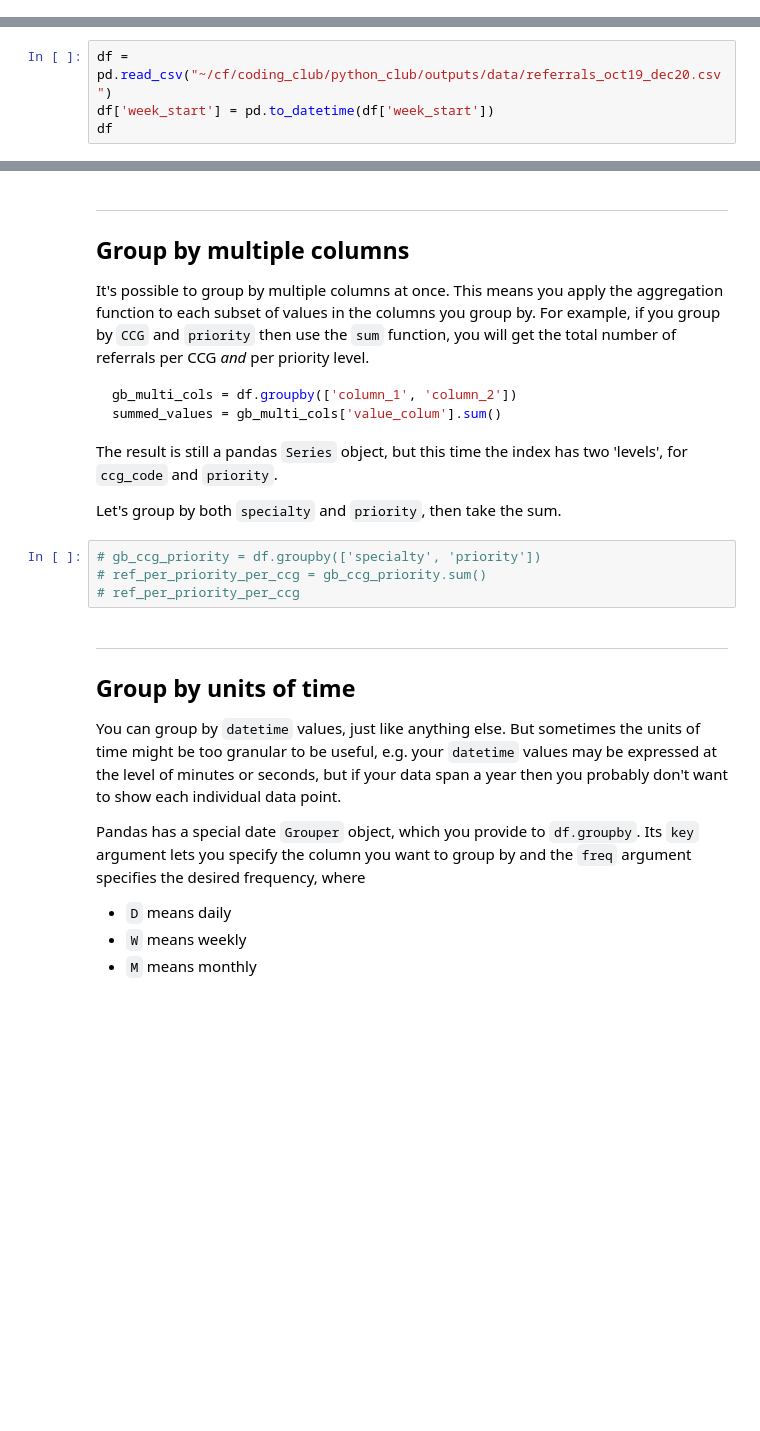
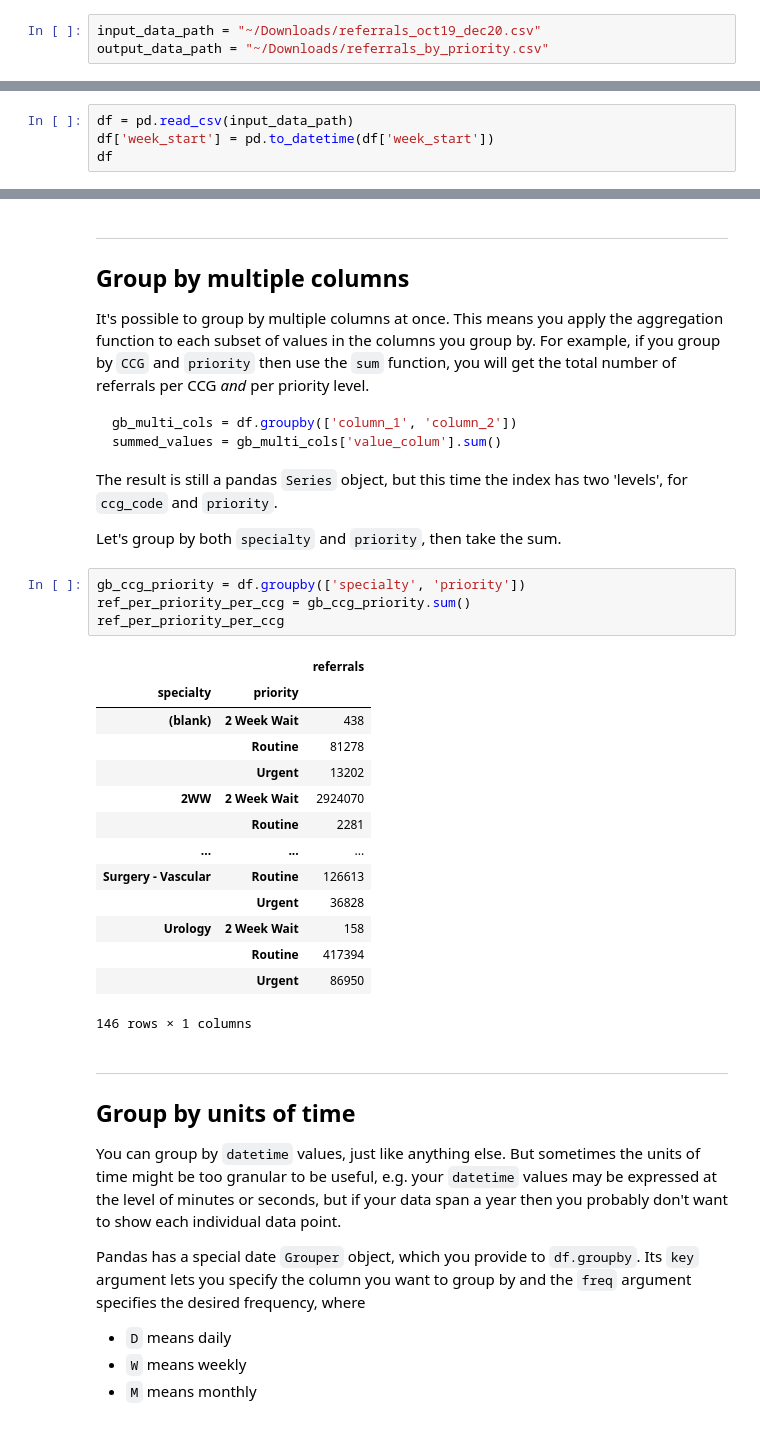
Before and after one commit to carnall-farrar/python_club, a Jupyter notebook: notebooks/analysis/aggregation.ipynb, the cells around one changed output, grey strips where cells are left out. Cells and saved outputs as stored; diff of their text form; blank space fills up the shorter version.

```diff
--- a/notebooks/analysis/aggregation.ipynb
+++ b/notebooks/analysis/aggregation.ipynb
@@ -38,12 +38,15 @@ The data contains more information than we need, because we are not interested i
 # Importing Python packages we are likely to need
 import pandas as pd  # useful for reading and manipulating data tables
 import matplotlib.pyplot as plt  # useful for plotting data
+# %%
+input_data_path = "~/Downloads/referrals_oct19_dec20.csv"
+output_data_path = "~/Downloads/referrals_by_priority.csv"
 # %% [markdown]
 ### Load the data
 
 Use `pd.read_csv` to read in the data. Then use `pd.to_datetime` to convert the `week_start` column to datetime format.
 # %%
-df = pd.read_csv("~/cf/coding_club/python_club/outputs/data/referrals_oct19_dec20.csv")
+df = pd.read_csv(input_data_path)
 df['week_start'] = pd.to_datetime(df['week_start'])
 df
 # %% [output]
@@ -181,9 +184,24 @@ The result is still a pandas `Series` object, but this time the index has two 'l
 
 Let's group by both `specialty` and `priority`, then take the sum.
 # %%
-# gb_ccg_priority = df.groupby(['specialty', 'priority'])
-# ref_per_priority_per_ccg = gb_ccg_priority.sum()
-# ref_per_priority_per_ccg
+gb_ccg_priority = df.groupby(['specialty', 'priority'])
+ref_per_priority_per_ccg = gb_ccg_priority.sum()
+ref_per_priority_per_ccg
+# %% [output]
+|  |  | referrals |
+| specialty | priority |  |
+| (blank) | 2 Week Wait | 438 |
+|  | Routine | 81278 |
+|  | Urgent | 13202 |
+| 2WW | 2 Week Wait | 2924070 |
+|  | Routine | 2281 |
+| ... | ... | ... |
+| Surgery - Vascular | Routine | 126613 |
+|  | Urgent | 36828 |
+| Urology | 2 Week Wait | 158 |
+|  | Routine | 417394 |
+|  | Urgent | 86950 |
+146 rows × 1 columns
 # %% [markdown]
 ---
 <a name="item3"><h2>Group by units of time</h1></a>
```
Also changed, not shown: parts of 4 cells of this notebook, 3 other files.
